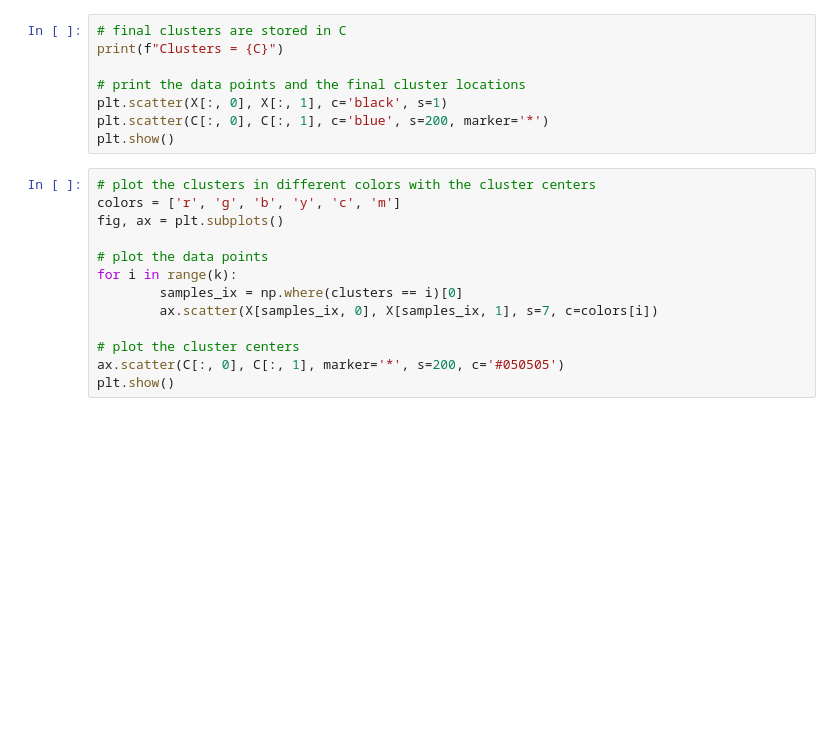
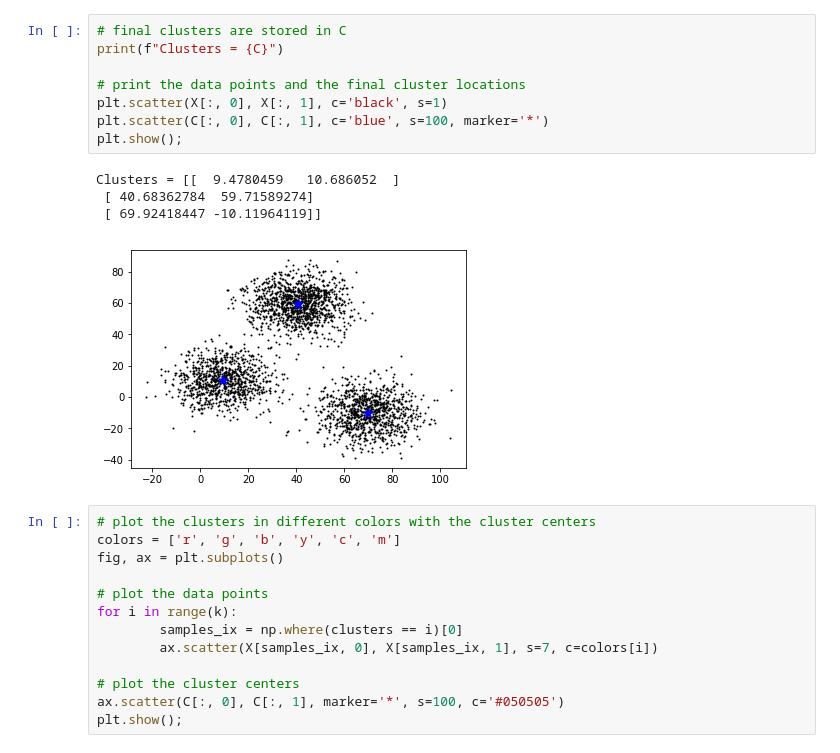
Before and after one commit to arnabid/datascience-kernels, a Jupyter notebook: kmeans from scratch.ipynb, the cells around one changed output. Saved outputs shown, nothing was run; the diff lists cells and outputs as text; blank space fills up the shorter version.

```diff
--- a/kmeans from scratch.ipynb
+++ b/kmeans from scratch.ipynb
@@ -56,11 +74,16 @@ while True:
 # %%
 # final clusters are stored in C
 print(f"Clusters = {C}")
 
 # print the data points and the final cluster locations
 plt.scatter(X[:, 0], X[:, 1], c='black', s=1)
-plt.scatter(C[:, 0], C[:, 1], c='blue', s=200, marker='*')
-plt.show()
+plt.scatter(C[:, 0], C[:, 1], c='blue', s=100, marker='*')
+plt.show();
+# %% [output]
+Clusters = [[  9.4780459   10.686052  ]
+ [ 40.68362784  59.71589274]
+ [ 69.92418447 -10.11964119]]
+[figure, added]
 # %%
 # plot the clusters in different colors with the cluster centers
 colors = ['r', 'g', 'b', 'y', 'c', 'm']
@@ -72,5 +95,5 @@ for i in range(k):
         ax.scatter(X[samples_ix, 0], X[samples_ix, 1], s=7, c=colors[i])
 
 # plot the cluster centers
-ax.scatter(C[:, 0], C[:, 1], marker='*', s=200, c='#050505')
-plt.show()
+ax.scatter(C[:, 0], C[:, 1], marker='*', s=100, c='#050505')
+plt.show();
```
Also changed, not shown: parts of 10 cells of this notebook.
